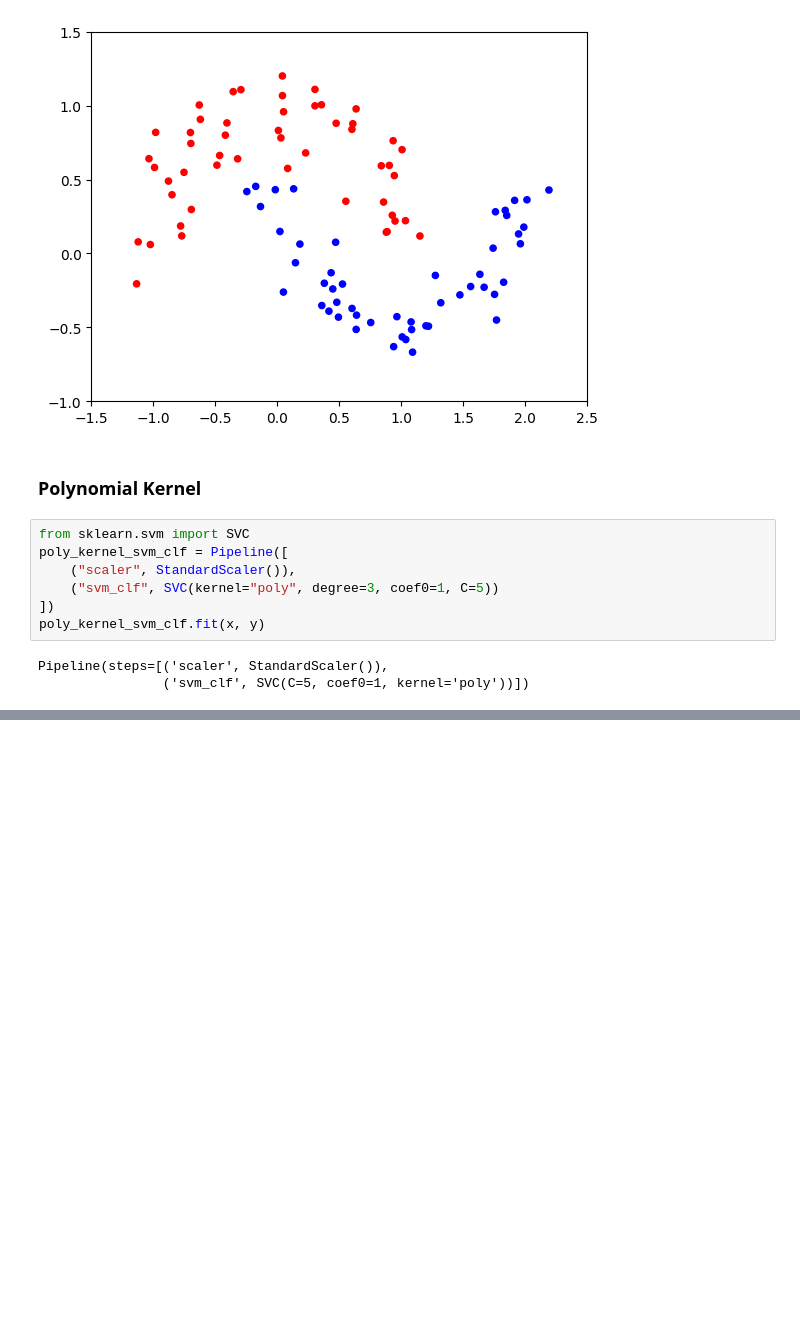
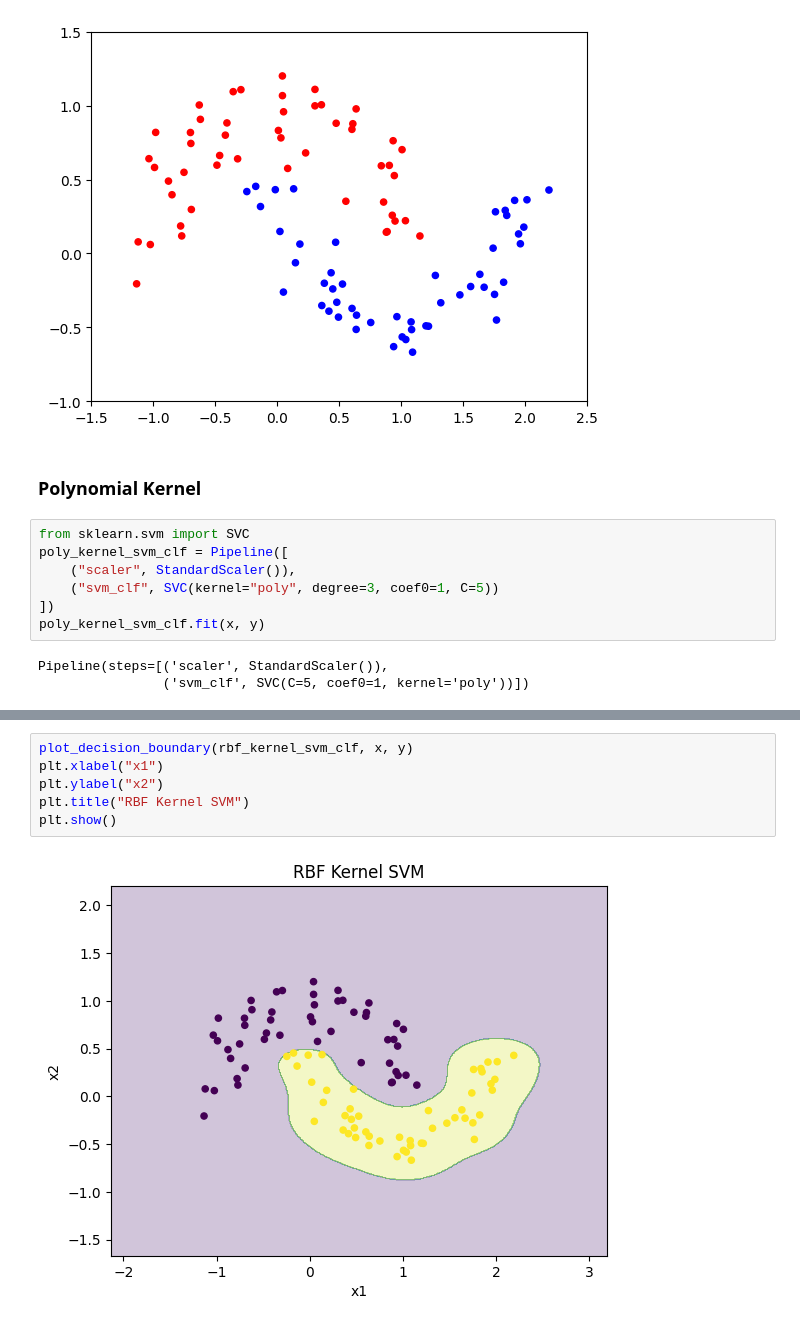
Before and after one commit to MottuqeBrid/Machine-Learning-exploring, a Jupyter notebook: 5 Support Vector Machines.ipynb, the cells around one changed output, grey strips where cells are left out. Saved outputs shown, nothing was run; the diff lists cells and outputs as text; blank space fills up the shorter version.

```diff
--- a/5 Support Vector Machines.ipynb
+++ b/5 Support Vector Machines.ipynb
@@ -87,0 +124,8 @@ Pipeline(steps=[('scaler', StandardScaler()),
+# %%
+plot_decision_boundary(rbf_kernel_svm_clf, x, y)
+plt.xlabel("x1")
+plt.ylabel("x2")
+plt.title("RBF Kernel SVM")
+plt.show()
+# %% [output]
+[figure, added]
```
Also changed, not shown: parts of 3 cells of this notebook.
